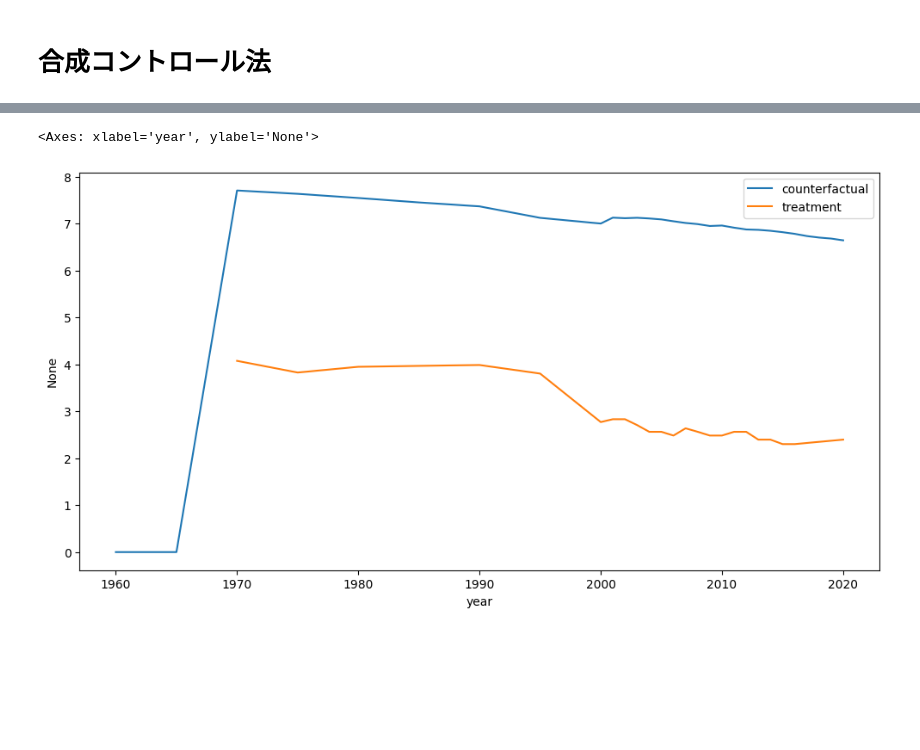
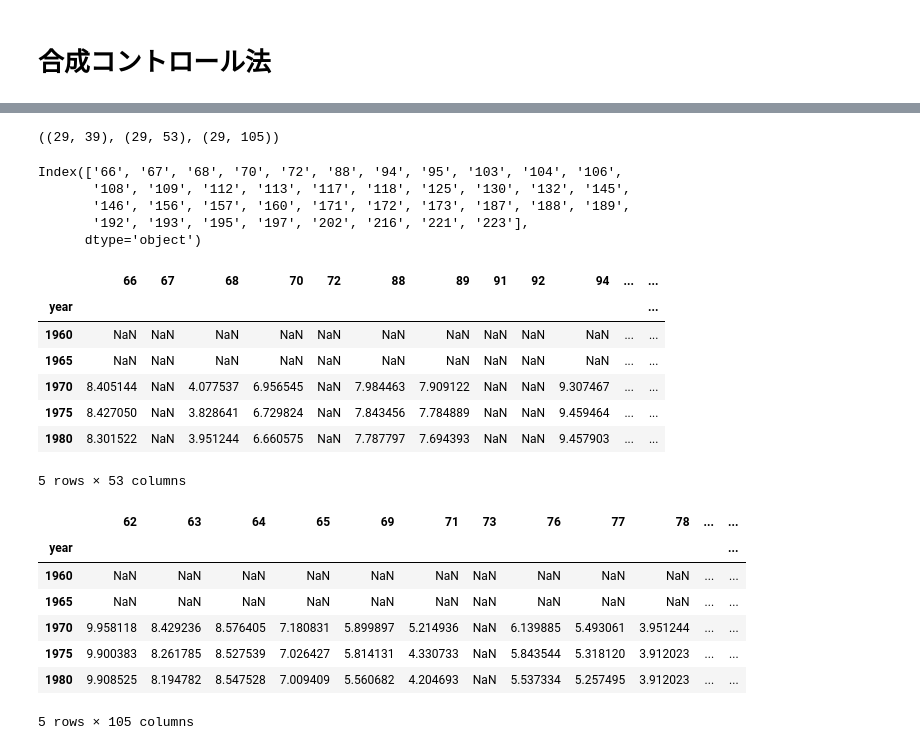
Before and after one commit to Keisei-Akiya/bridge-straw-effects, a Jupyter notebook: src/analysis/frequency/scm/scm.ipynb, the cells around one changed output, grey strips where cells are left out. Cells and saved outputs as stored; diff of their text form; code cells hidden in the pictures; blank space fills up the shorter version.

```diff
--- a/src/analysis/frequency/scm/scm.ipynb
+++ b/src/analysis/frequency/scm/scm.ipynb
@@ -66,8 +23,35 @@ Length: 105, dtype: float64
-# %%
-plt.figure(figsize=(12, 6))
-sns.lineplot(x=control_df['year'], y=y_hat, label='counterfactual')
-sns.lineplot(x=treatment_df['year'], y=y, label='treatment')
-# %% [output]
-<Axes: xlabel='year', ylabel='None'>
-[figure, removed]
+# %%
+pre_treat.shape, all_treat.shape, control_df.shape
+# %% [output]
+((29, 39), (29, 53), (29, 105))
+# %%
+pre_treat.columns
+# %% [output]
+Index(['66', '67', '68', '70', '72', '88', '94', '95', '103', '104', '106',
+       '108', '109', '112', '113', '117', '118', '125', '130', '132', '145',
+       '146', '156', '157', '160', '171', '172', '173', '187', '188', '189',
+       '192', '193', '195', '197', '202', '216', '221', '223'],
+      dtype='object')
+# %%
+all_treat.head()
+# %% [output]
+|  | 66 | 67 | 68 | 70 | 72 | 88 | 89 | 91 | 92 | 94 | ... | ... |
+| year |  |  |  |  |  |  |  |  |  |  |  | ... |
+| 1960 | NaN | NaN | NaN | NaN | NaN | NaN | NaN | NaN | NaN | NaN | ... | ... |
+| 1965 | NaN | NaN | NaN | NaN | NaN | NaN | NaN | NaN | NaN | NaN | ... | ... |
+| 1970 | 8.405144 | NaN | 4.077537 | 6.956545 | NaN | 7.984463 | 7.909122 | NaN | NaN | 9.307467 | ... | ... |
+| 1975 | 8.427050 | NaN | 3.828641 | 6.729824 | NaN | 7.843456 | 7.784889 | NaN | NaN | 9.459464 | ... | ... |
+| 1980 | 8.301522 | NaN | 3.951244 | 6.660575 | NaN | 7.787797 | 7.694393 | NaN | NaN | 9.457903 | ... | ... |
+5 rows × 53 columns
+# %%
+control_df.head()
+# %% [output]
+|  | 62 | 63 | 64 | 65 | 69 | 71 | 73 | 76 | 77 | 78 | ... | ... |
+| year |  |  |  |  |  |  |  |  |  |  |  | ... |
+| 1960 | NaN | NaN | NaN | NaN | NaN | NaN | NaN | NaN | NaN | NaN | ... | ... |
+| 1965 | NaN | NaN | NaN | NaN | NaN | NaN | NaN | NaN | NaN | NaN | ... | ... |
+| 1970 | 9.958118 | 8.429236 | 8.576405 | 7.180831 | 5.899897 | 5.214936 | NaN | 6.139885 | 5.493061 | 3.951244 | ... | ... |
+| 1975 | 9.900383 | 8.261785 | 8.527539 | 7.026427 | 5.814131 | 4.330733 | NaN | 5.843544 | 5.318120 | 3.912023 | ... | ... |
+| 1980 | 9.908525 | 8.194782 | 8.547528 | 7.009409 | 5.560682 | 4.204693 | NaN | 5.537334 | 5.257495 | 3.912023 | ... | ... |
+5 rows × 105 columns
 # %%
```
Also changed, not shown: parts of 10 cells of this notebook, 1 other file.
